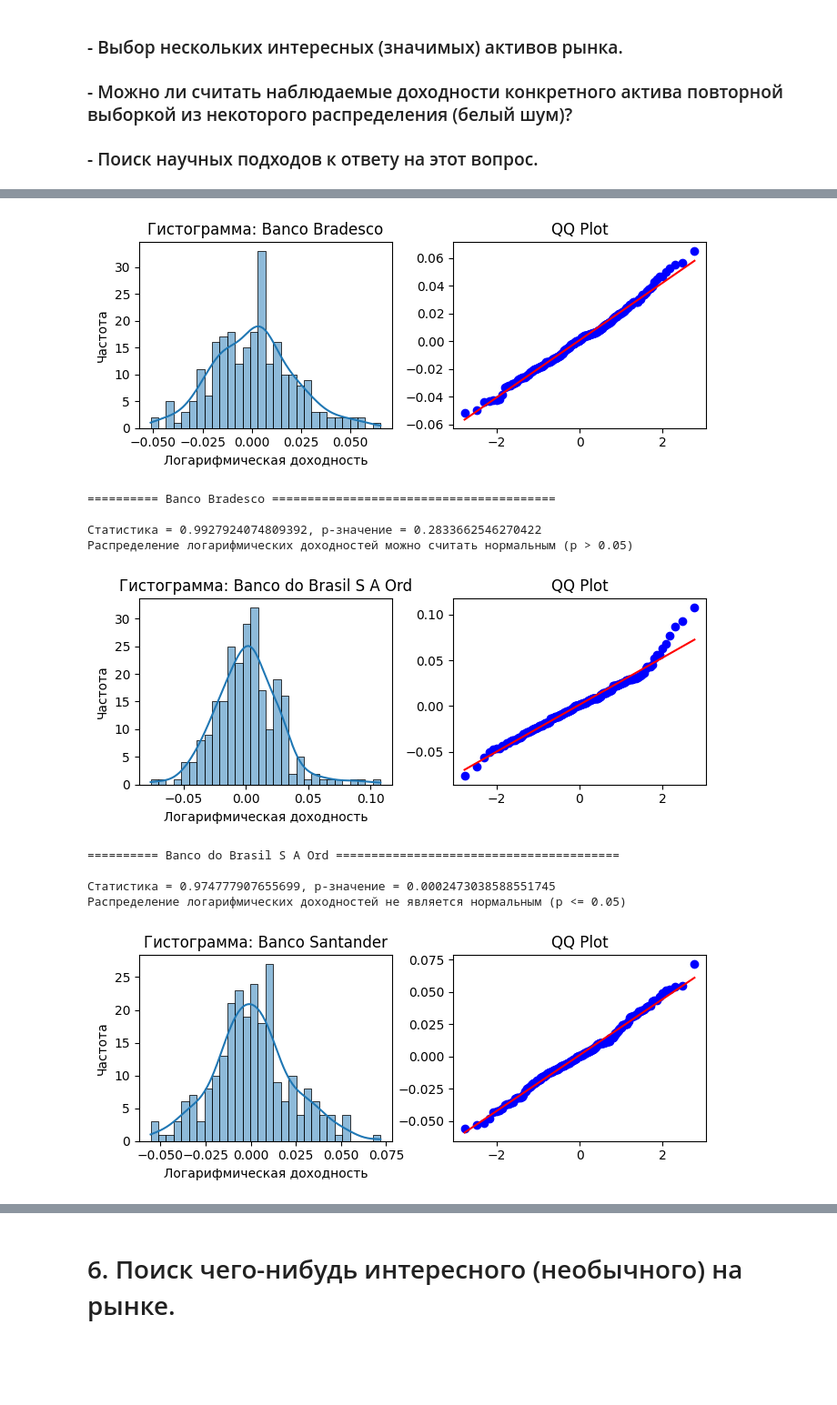
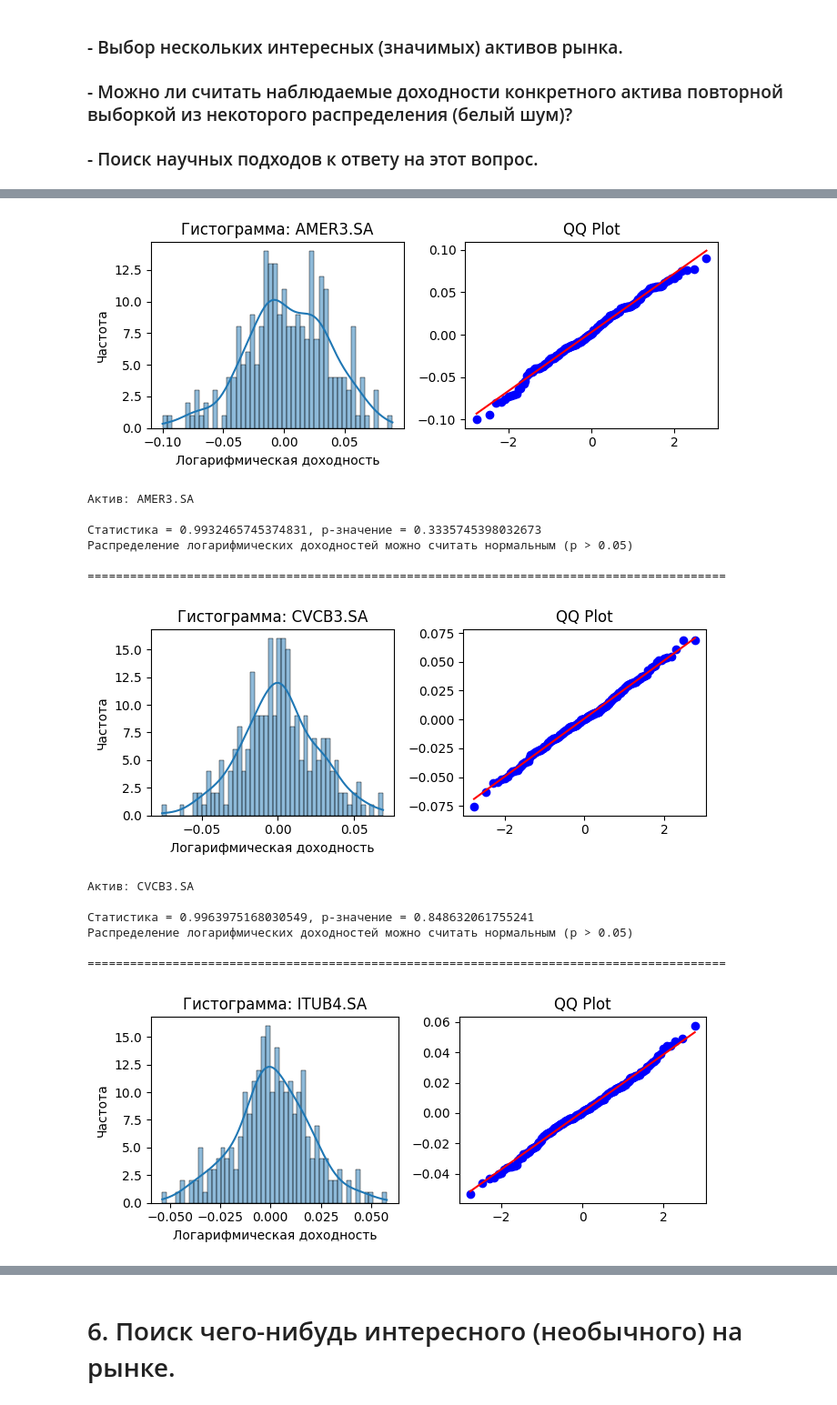
Before and after one commit to AkyLkaNastya/stock-market-analysis, a Jupyter notebook: Часть 1/report.ipynb, the cells around one changed output, grey strips where cells are left out. Shown at 91% size. Saved outputs shown, nothing was run; the diff lists cells and outputs as text; code cells hidden in the pictures; blank space fills up the shorter version.

```diff
--- a/Часть 1/report.ipynb
+++ b/Часть 1/report.ipynb
@@ -165,0 +148,11 @@ def historicalCVaR(returns, alpha):
+# %%
+selected_tickers = []
+for ticker in tickers:
+    returns = data[ticker].dropna() # Удаляем NaN, если они есть
+    lst = data[ticker].tolist()
+    if returns.shape[0] == 245 and lst.count(0) <= 1 and risk_and_return.loc[risk_and_return['Ticker'] == ticker]['E'].values[0] > 0:
+        selected_tickers.append(ticker)
+    if len(selected_tickers) >= 5:
+        break
+
+print(selected_tickers)
@@ -172,55 +170,52 @@ def historicalCVaR(returns, alpha):
 # %%
-import pandas as pd
-import matplotlib.pyplot as plt
 import seaborn as sns
 from scipy import stats
 
-sheets = pd.ExcelFile('data.xlsx').sheet_names
-
-for sheet in sheets[:5]:
-    df = pd.read_excel('data.xlsx', sheet_name=sheet)
-
-    log_returns = df['log_return'].dropna()  # Удаляем NaN, если они есть
+for ticker in selected_tickers:
+    returns = data[ticker].dropna() # Удаляем NaN, если они есть
 
     plt.figure(figsize=(7, 3))
-
-    # Построение гистограммы
     plt.subplot(1, 2, 1)
-    sns.histplot(log_returns, bins=30, kde=True)
-    plt.title(f'Гистограмма: {sheet}')
+    sns.histplot(returns, bins=50, kde=True)
+    plt.title(f'Гистограмма: {ticker}')
     plt.xlabel('Логарифмическая доходность')
     plt.ylabel('Частота')
 
     # QQ plot
     plt.subplot(1, 2, 2)
-    stats.probplot(log_returns, dist="norm", plot=plt)
+    stats.probplot(returns, dist="norm", plot=plt)
     plt.title(f'QQ Plot')
     plt.xlabel('')
     plt.ylabel('')
 
     # Показ графиков
     plt.tight_layout()
     plt.show()
 
+    print('Актив:', ticker, '\n')
+
     # Тест Шапиро-Уилка
-
-    print('='*10, sheet, '='*40, '\n')
-
-    stat, p_value = stats.shapiro(log_returns)
+    stat, p_value = stats.shapiro(returns)
     print(f'Статистика = {stat}, p-значение = {p_value}')
     if p_value > 0.05:
         print(f'Распределение логарифмических доходностей можно считать нормальным (p > 0.05) \n')
     else:
         print(f'Распределение логарифмических доходностей не является нормальным (p <= 0.05) \n')
+
+    print('='*90)
 # %% [output]
-[figure, old version]
+[figure, new version]
-========== Banco Bradesco ========================================
+Актив: AMER3.SA
 
-Статистика = 0.9927924074809392, p-значение = 0.2833662546270422
+Статистика = 0.9932465745374831, p-значение = 0.3335745398032673
 Распределение логарифмических доходностей можно считать нормальным (p > 0.05)
+
+==========================================================================================
-[figure, old version]
+[figure, new version]
-========== Banco do Brasil S A Ord ========================================
+Актив: CVCB3.SA
 
-Статистика = 0.974777907655699, p-значение = 0.0002473038588551745
-Распределение логарифмических доходностей не является нормальным (p <= 0.05)
+Статистика = 0.9963975168030549, p-значение = 0.848632061755241
+Распределение логарифмических доходностей можно считать нормальным (p > 0.05)
+
+==========================================================================================
-[figure, old version]
+[figure, new version]
```
Also changed, not shown: parts of 8 cells of this notebook, 8 other files.
